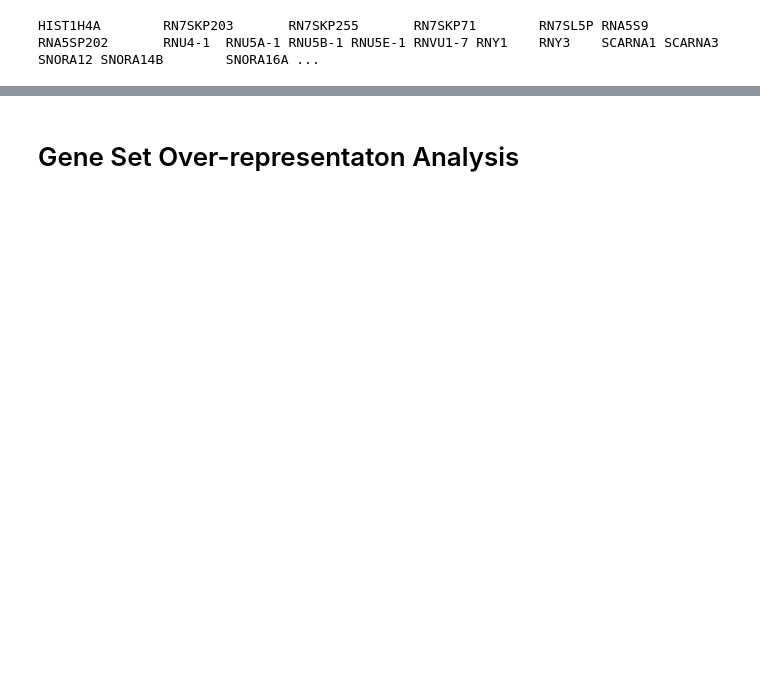
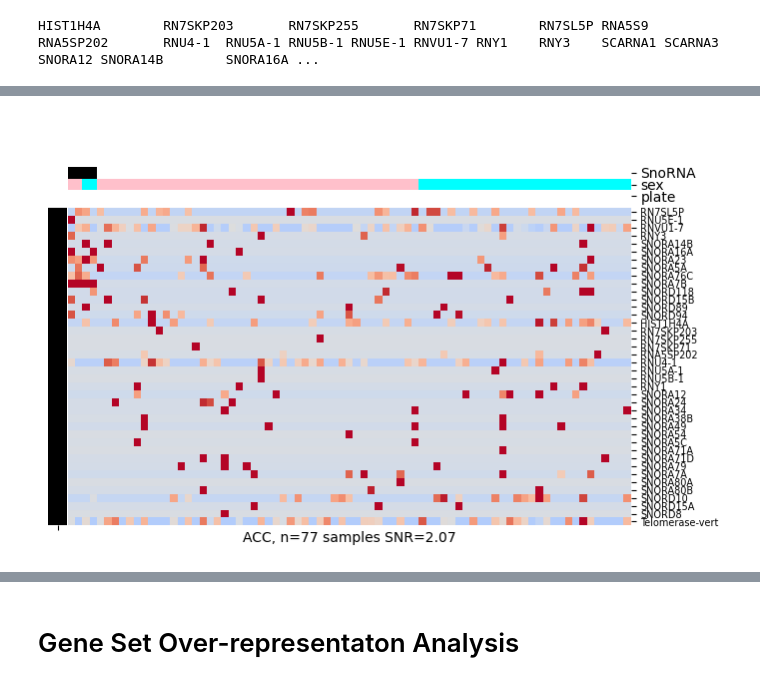
Before and after one commit to ozolotareva/unpast_paper, a Jupyter notebook: notebooks/all_cancers_TCGA_recurrent_biclusters.ipynb, the cells around one changed output, grey strips where cells are left out. Drawn from its saved outputs; the diff is of its cells as text; code cells hidden in the pictures; blank space fills up the shorter version.

```diff
--- a/notebooks/all_cancers_TCGA_recurrent_biclusters.ipynb
+++ b/notebooks/all_cancers_TCGA_recurrent_biclusters.ipynb
@@ -679,0 +773,12 @@ if h>5 and h<20:
+# %%
+batch_type = "plate"
+all_batches = set(batches[batch_type].values)
+with_lihc = []
+for b_id in all_batches:
+    d  = batches.loc[batches[batch_type]==b_id,[batch_type,"project.project_id"]]
+    if "TCGA-LIHC" in d["project.project_id"].values:
+        with_lihc.append(b_id)
+    #print(pl)
+    #print(d.groupby("project.project_id").agg("count"))
+len(all_batches), len(with_lihc)
+print(with_lihc)
@@ -679,0 +787,79 @@ if h>5 and h<20:
+# %%
+from unpast.utils.figs import draw_heatmap2
+from unpast.utils.method import prepare_input_matrix, make_biclusters
+
+cancers =  stats.index.values
+gene_sets = {#"hep-like":pancan.loc[259,"genes"],
+             #'sex':pancan.loc[0,"genes"],
+             #"B-cells":pancan.loc[26,"genes"],
+             #"T-cells":pancan.loc[128,"genes"],
+             "SnoRNA":pancan.loc[279,"genes"]
+            }
+
+
+#plot this signature in 5 cancers
+for cancer in cancers[:5]:
+    exprs = pd.read_csv(exprs_dir+cancer+".exprs.tsv.gz",index_col=0,sep="\t")
+    exprs_z = prepare_input_matrix(exprs,ceiling=3)
+    a = pd.read_csv(exprs_dir+"/"+cancer+".annotation.tsv.gz",index_col=0,sep="\t").loc[:,["sex"]]
+    d1 = {1:"female",0:"male"}
+    a = a.applymap(lambda x: d1[x])
+    b = []
+    for gs in gene_sets.keys():
+        genes = gene_sets[gs].intersection(set(exprs_z.index.values))
+
+        feature_clusters=[list(genes)]
+        b_ = make_biclusters(feature_clusters,
+                                         exprs_z.T,
+                                         exprs_z,
+                                         method = "kmeans",
+                                         merge = 1,
+                                         min_n_samples=1,
+                                         min_n_genes=2,
+                                         seed = analysis_seed,
+                                         cluster_binary=False,
+                                         verbose = True)
+        b_.index = [gs]
+        samples = b_.loc[gs,"samples"]
+        print(cancer, gs, "%s samples %.2f"%(len(samples),len(samples)/exprs.shape[1]*100)+"%","\tSNR=%.2f"%b_["SNR"].values[0])
+        b.append(b_)
+    b = pd.concat(b)
+
+    shared_samples = sorted(set(a.index).intersection(set(batches.index)))
+    a[batch_type] = "NA"
+    a.loc[shared_samples,batch_type] = batches.loc[shared_samples,batch_type]
+    color_dict[batch_type] = {}
+    for pl in set(a[batch_type].values):
+        if pl in with_lihc:
+            color_dict[batch_type][pl] = "grey"
+        else:
+            color_dict[batch_type][pl] = "white"
+
+    if b["SNR"].values[0]>0.0:
+        h = min(max(0.15*(b["n_genes"].sum()),3),5)
+        row_labels = True
+        if h>=8:
+            row_labels = False
+            h=8
+
+        tmp = draw_heatmap2(exprs_z,
+                            b,
+                            bicluster_colors= "black",
+                            annot= a.loc[:,["sex",batch_type]].copy(),
+                            color_dict = color_dict,
+                            figsize = (8,h),
+                            dendrogram_ratio=(0.1,0.1),
+                            colors_ratio=(0.03, 0.15/h),
+                            bic_prefix = "",
+                            xlabel='%s, n=%s samples'%(cancer,exprs.shape[1])+" SNR=%.2f"%b["SNR"].values[0],
+                            highlight_row_labels=pancan.loc[0,"genes"],
+                            no_cbar=True,
+                            col_labels = False,
+                            row_labels = row_labels,
+                            no_row_colors = False,
+                            cluster_rows=False,
+                       )
+        if h>1 and h<20:
+            tmp[0].ax_heatmap.set_yticklabels(tmp[0].ax_heatmap.get_yticklabels(),fontdict={"size":7})
+        tmp[0].ax_row_colors.set_xticklabels([""]*b.shape[0])
+# %% [output]
@@ -679,0 +871 @@ if h>5 and h<20:
+[figure, added]
```
Also changed, not shown: parts of 41 cells of this notebook.
